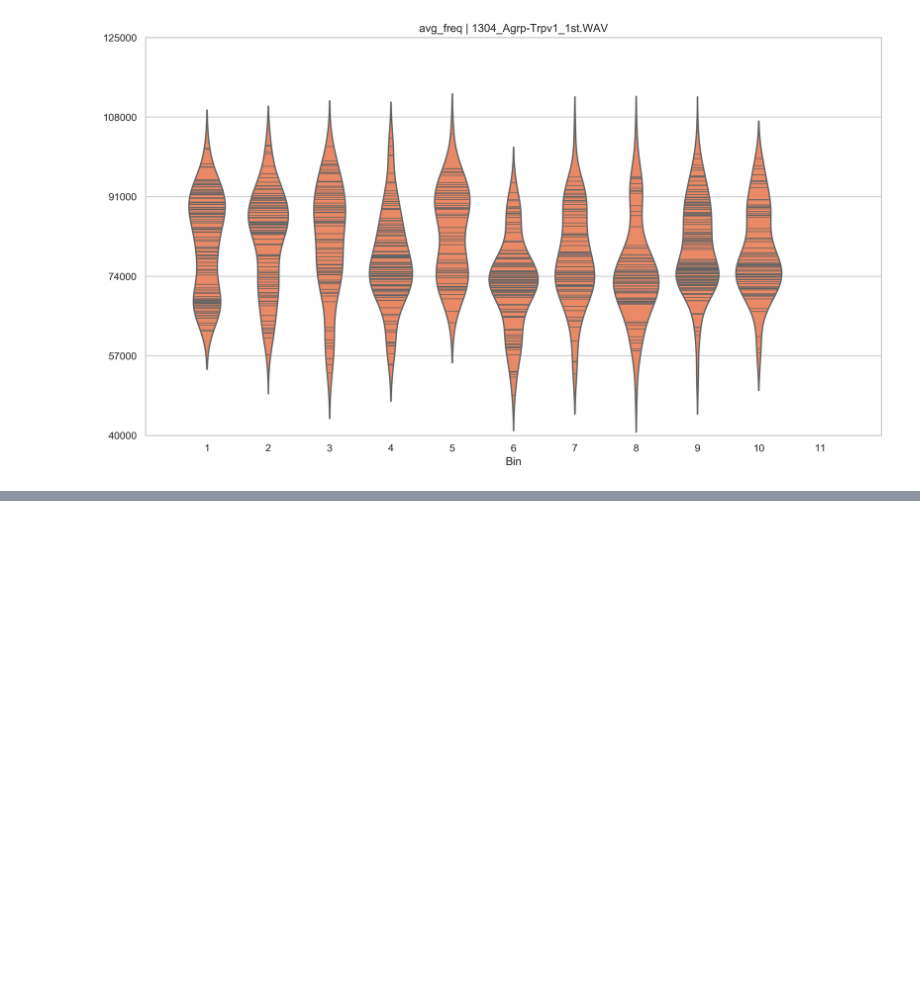
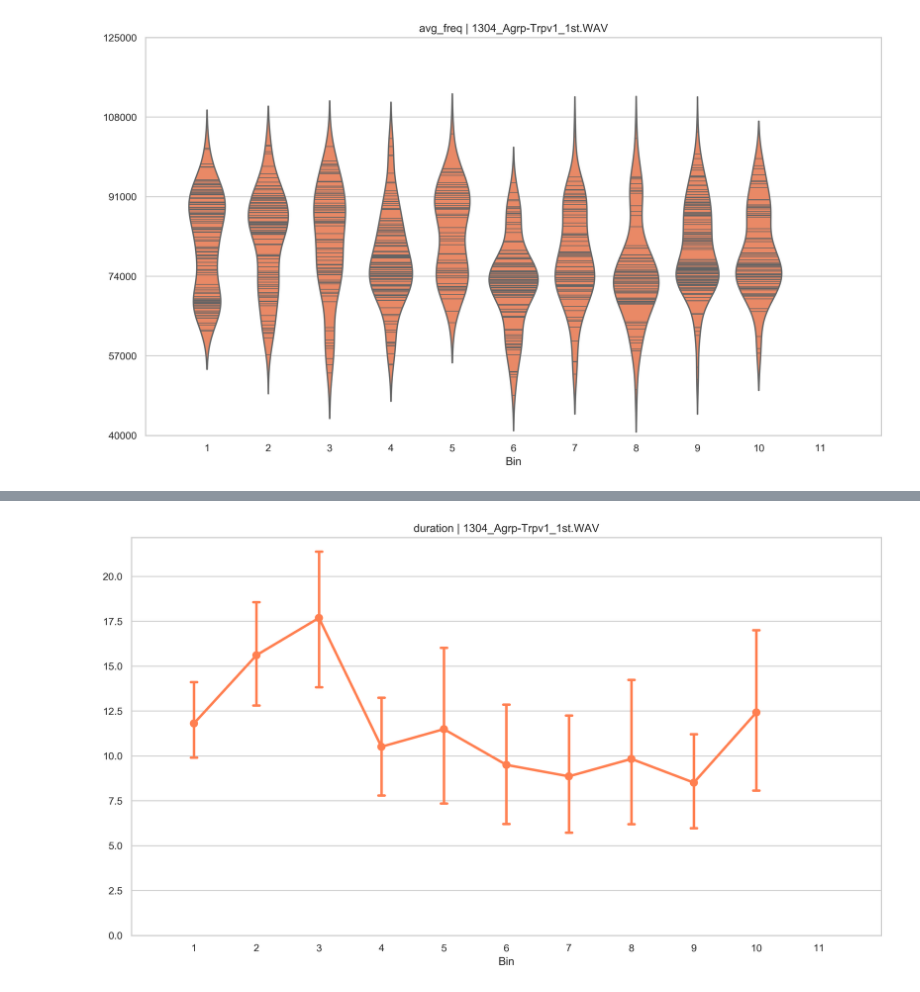
Before and after one commit to gumadeiras/vocalpy, a Jupyter notebook: notebooks/single_recording.ipynb, the cells around one changed output, grey strips where cells are left out. Drawn from its saved outputs; the diff is of its cells as text; code cells hidden in the pictures; blank space fills up the shorter version.

```diff
--- a/notebooks/single_recording.ipynb
+++ b/notebooks/single_recording.ipynb
@@ -250,0 +124,5 @@ plt.tight_layout()
+# %%
+dataname = 'duration'
+data = VizObj.pointplot(dataname)
+# %% [output]
+[figure, added]
```
Also changed, not shown: parts of 6 cells of this notebook, 1 other file.
